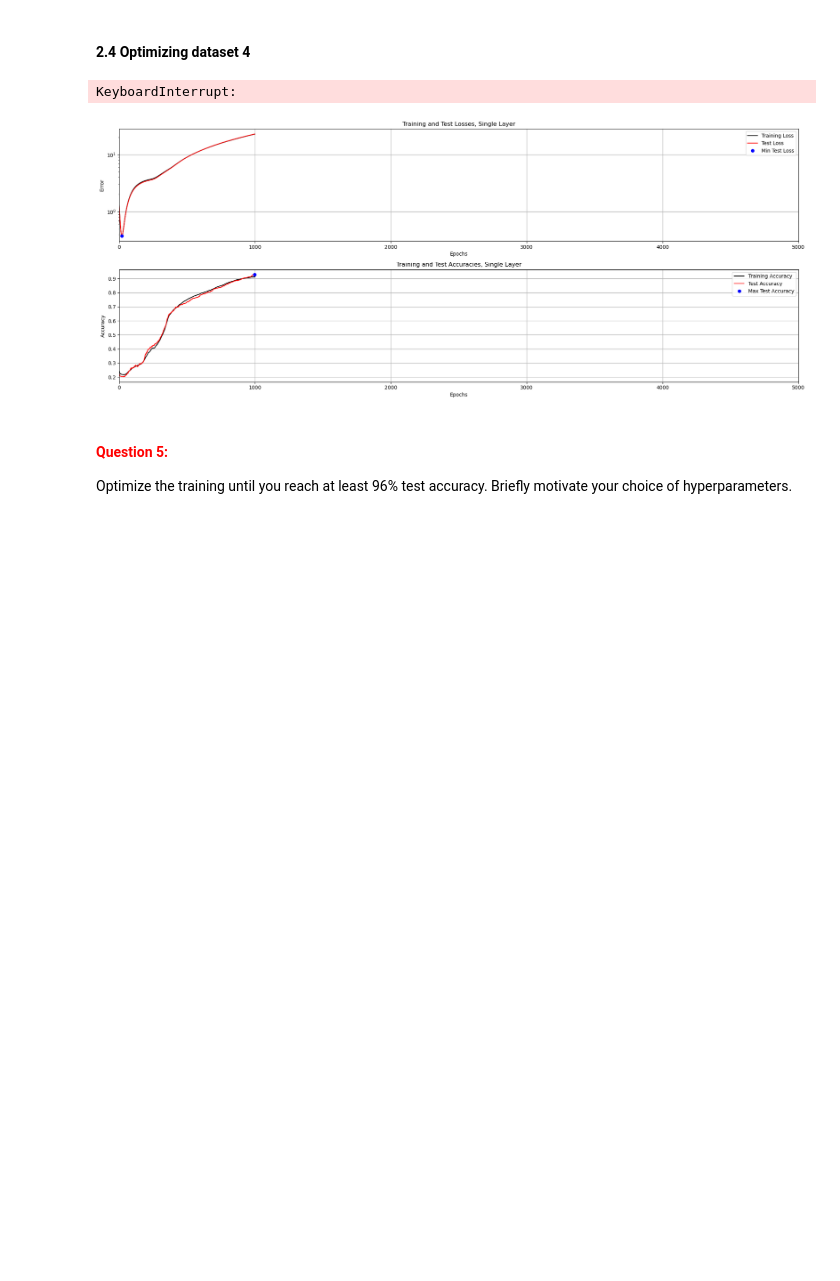
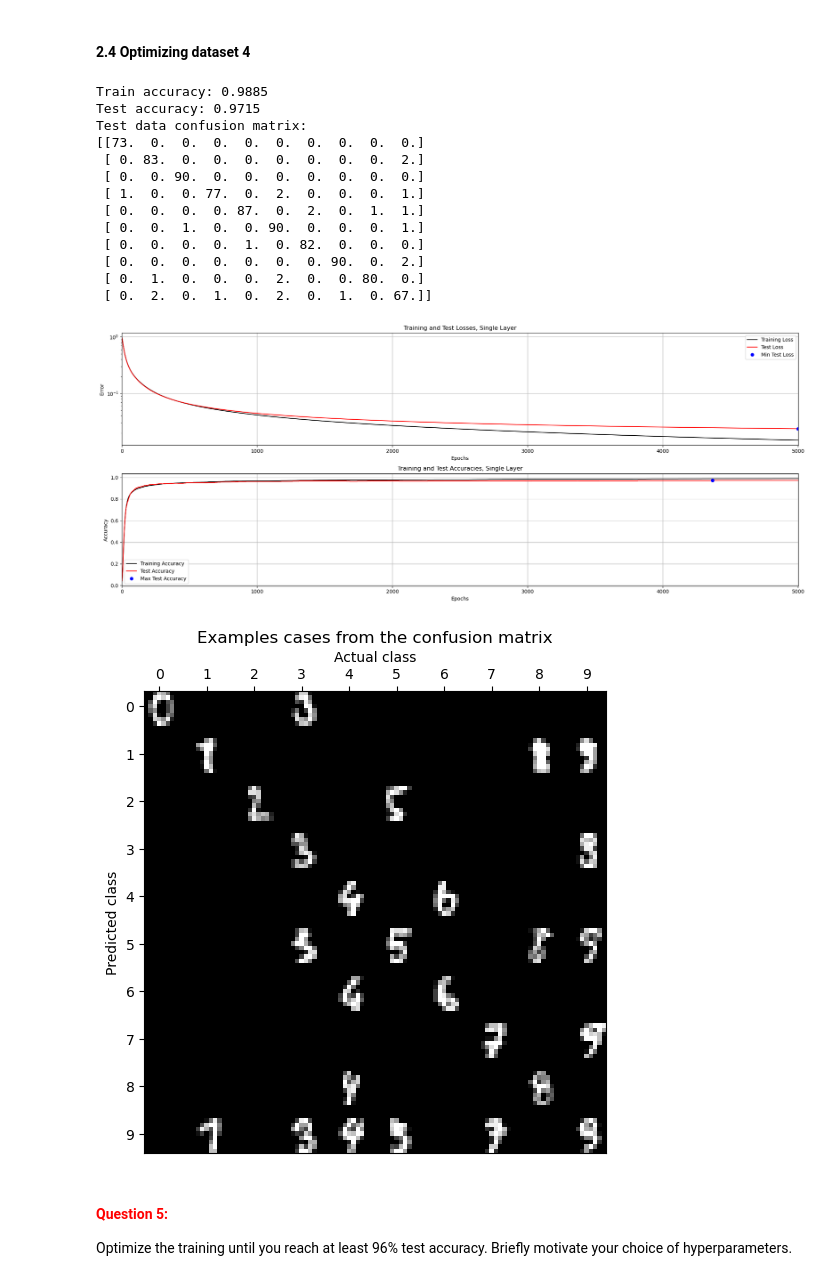
Before and after one commit to ash-rulz/NeuralNet, a Jupyter notebook: A1_Supervised/main3_MultiLayer.ipynb, the cells around one changed output. Drawn from its saved outputs; the diff is of its cells as text; code cells hidden in the pictures; blank space fills up the shorter version.

```diff
--- a/A1_Supervised/main3_MultiLayer.ipynb
+++ b/A1_Supervised/main3_MultiLayer.ipynb
@@ -64,7 +64,7 @@ def forward(X, W1, B1, W2, B2, useTanhOutput=False):
         Y = e
     else:
         b = X @ W1 + B1
-        c = b
+        c = np.tanh(b)
         d = c @ W2 + B2
         e = d
         Y = e
@@ -107,7 +107,7 @@ def backward(W1, B1, W2, B2, X, U, Y, D, useTanhOutput=False):
     N  = Y.shape[0]
     NC = Y.shape[1]
 
-    E, _, C = forward(X, W1, B1, W2, B2, True)
+    E, _, C = forward(X, W1, B1, W2, B2, useTanhOutput)
     pd_Error_E = 1/N * 1/NC * 2 *(E-D)
     if useTanhOutput:
         pd_E_D = (1-E**2)
@@ -121,10 +121,7 @@ def backward(W1, B1, W2, B2, X, U, Y, D, useTanhOutput=False):
     GradB2 = np.sum(pd_Error_E * pd_E_D, axis = 0)
 
     pd_D_C = W2
-    if useTanhOutput:
-        pd_C_B = (1-C**2)
-    else:
-        pd_C_B = 1
+    pd_C_B = (1-C**2)
     pd_B_W1 = X
     pd_B_B1 = 1
 
@@ -533,29 +514,37 @@ Given that the second dataset is slightly complex and cannot be linearly classif
 # %%
 # --------------------------------------------
 # === Your code here =========================
 # --------------------------------------------
 nInputs  = 64
 nClasses = 10
 nHidden  = 40
 
 #Xavier initialization
-lower_1 = -(1.0 / np.sqrt(nInputs))
-upper_1 = (1.0 / np.sqrt(nInputs))
-W1_0 = np.linspace(lower_1, upper_1 , nInputs * nHidden).reshape(nInputs,nHidden)
-B1_0 = np.linspace(lower_1, upper_1 , nHidden).reshape(1,nHidden)
+#Xavier initialization
+W1_0, B1_0 = getWeightsBias(nInputs, nHidden)
 
-lower_2 = -(1.0 / np.sqrt(nHidden))
-upper_2 = (1.0 / np.sqrt(nHidden))
-W2_0 = np.linspace(lower_2, upper_2 , nHidden * nClasses).reshape(nHidden,nClasses)
-B2_0 = np.linspace(lower_2, upper_2 , nClasses).reshape(1,nClasses)
+W2_0, B2_0 = getWeightsBias(nHidden, nClasses)
 
-params = {"epochs": 5000, "learningRate": 0.1, "normalize": True, "useTanhOutput": False}
+params = {"epochs": 5000, "learningRate": 0.1, "normalize": True, "useTanhOutput": True}
 # ============================================
 
 trainMultiLayerOnDataset(4, 0.15, W1_0, B1_0, W2_0, B2_0, params)
 # %% [output]
-KeyboardInterrupt:
+Train accuracy: 0.9885
+Test accuracy: 0.9715
+Test data confusion matrix:
+[[73.  0.  0.  0.  0.  0.  0.  0.  0.  0.]
+ [ 0. 83.  0.  0.  0.  0.  0.  0.  0.  2.]
+ [ 0.  0. 90.  0.  0.  0.  0.  0.  0.  0.]
+ [ 1.  0.  0. 77.  0.  2.  0.  0.  0.  1.]
+ [ 0.  0.  0.  0. 87.  0.  2.  0.  1.  1.]
+ [ 0.  0.  1.  0.  0. 90.  0.  0.  0.  1.]
+ [ 0.  0.  0.  0.  1.  0. 82.  0.  0.  0.]
+ [ 0.  0.  0.  0.  0.  0.  0. 90.  0.  2.]
+ [ 0.  1.  0.  0.  0.  2.  0.  0. 80.  0.]
+ [ 0.  2.  0.  1.  0.  2.  0.  1.  0. 67.]]
-[figure, old version]
+[figure, new version]
+[figure, added]
 # %% [markdown]
 #### **<span style="color:red">Question 5:</span>**
 
```
Also changed, not shown: parts of 7 cells of this notebook, 3 other files.
